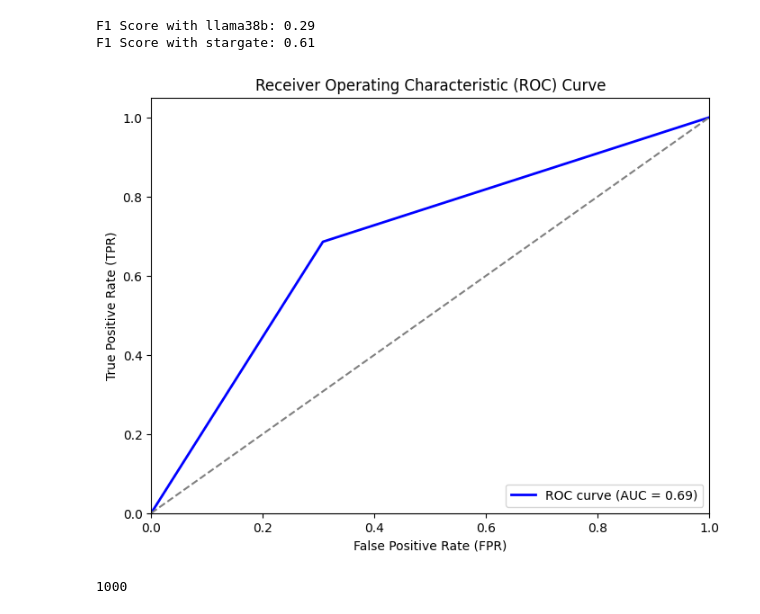
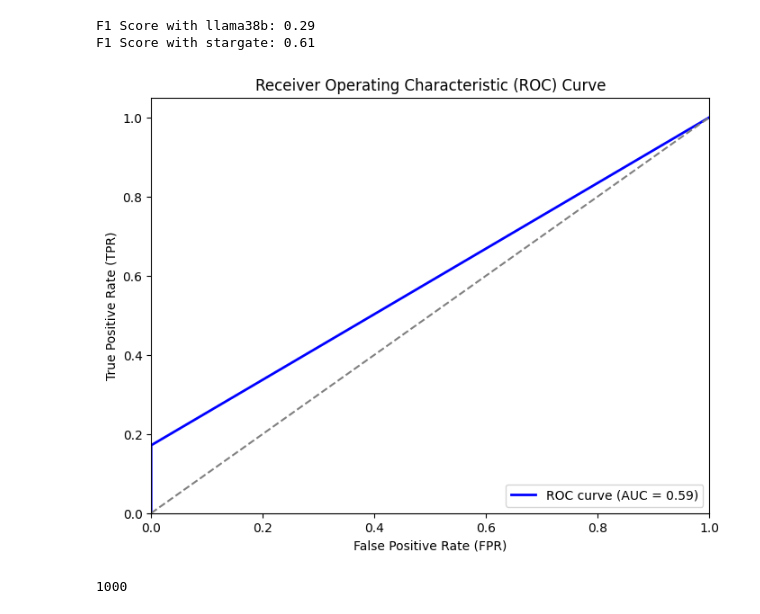
Before and after one commit to janphilippfranken/star-gate-human-eval, a Jupyter notebook: experiments/v1_conversation/test.ipynb, the cells around one changed output. Cells and saved outputs as stored; diff of their text form; code cells hidden in the pictures.

```diff
--- a/experiments/v1_conversation/test.ipynb
+++ b/experiments/v1_conversation/test.ipynb
@@ -366,35 +366,34 @@ F1 Score with stargate: 0.61
 # %%
 from sklearn.metrics import roc_curve, roc_auc_score
 import matplotlib.pyplot as plt
 
 # Example predicted probabilities and true labels
 y_true = [0, 0, 1, 1, 1, 1, 1, 0, 0, 0, 0, 1, 0, 1, 1, 0, 0, 1, 0, 0, 0, 1, 0, 1, 0, 0, 0, 0, 0, 1, 0, 1, 0, 0, 1, 0, 1, 1, 0, 0, 1, 0, 1, 0, 0, 1, 0, 0, 0, 1, 1, 0, 0, 0, 1, 1, 1, 0, 1, 0, 0, 1, 0, 0, 0, 1, 0, 0, 0, 0, 1, 0, 0, 0, 0, 0, 0, 0, 1, 0, 1, 1, 0, 0, 1, 0, 0, 0, 1, 0, 0, 1, 0, 0, 0, 0, 0, 0, 0, 1]
 
 # llama38b_behavior and stargate_behavior
-# y_scores = [0, 0, 0, 0, 0, 0, 0, 0, 0, 0, 0, 0, 0, 0, 0, 0, 0, 0, 0, 0, 0, 1, 0, 0, 0, 0, 0, 0, 0, 0, 0, 0, 0, 0, 1, 0, 1, 1, 0, 0, 0, 0, 0, 0, 0, 0, 0, 0, 0, 0, 0, 0, 0, 0, 1, 0, 0, 0, 0, 0, 0, 0, 0, 0, 0, 0, 0, 0, 0, 0, 0, 0, 0, 0, 0, 0, 0, 0, 0, 0, 0, 1, 0, 0, 0, 0, 0, 0, 0, 0, 0, 0, 0, 0, 0, 0, 0, 0, 0, 0]
-y_scores = [1, 1, 1, 1, 1, 0, 1, 0, 0, 1, 0, 0, 0, 0, 1, 1, 0, 0, 1, 0, 0, 1, 1, 1, 0, 0, 0, 0, 0, 0, 1, 1, 0, 0, 1, 1, 1, 1, 0, 0, 1, 1, 1, 0, 1, 1, 0, 0, 0, 1, 1, 0, 1, 1, 0, 1, 0, 1, 0, 1, 1, 1, 0, 0, 1, 0, 0, 1, 0, 0, 1, 0, 0, 0, 0, 0, 0, 0, 1, 0, 0, 1, 0, 0, 0, 0, 0, 1, 1, 1, 0, 1, 0, 0, 0, 0, 1, 0, 0, 1]
-
+y_scores = [0, 0, 0, 0, 0, 0, 0, 0, 0, 0, 0, 0, 0, 0, 0, 0, 0, 0, 0, 0, 0, 1, 0, 0, 0, 0, 0, 0, 0, 0, 0, 0, 0, 0, 1, 0, 1, 1, 0, 0, 0, 0, 0, 0, 0, 0, 0, 0, 0, 0, 0, 0, 0, 0, 1, 0, 0, 0, 0, 0, 0, 0, 0, 0, 0, 0, 0, 0, 0, 0, 0, 0, 0, 0, 0, 0, 0, 0, 0, 0, 0, 1, 0, 0, 0, 0, 0, 0, 0, 0, 0, 0, 0, 0, 0, 0, 0, 0, 0, 0]
+# y_scores = [1, 1, 1, 1, 1, 0, 1, 0, 0, 1, 0, 0, 0, 0, 1, 1, 0, 0, 1, 0, 0, 1, 1, 1, 0, 0, 0, 0, 0, 0, 1, 1, 0, 0, 1, 1, 1, 1, 0, 0, 1, 1, 1, 0, 1, 1, 0, 0, 0, 1, 1, 0, 1, 1, 0, 1, 0, 1, 0, 1, 1, 1, 0, 0, 1, 0, 0, 1, 0, 0, 1, 0, 0, 0, 0, 0, 0, 0, 1, 0, 0, 1, 0, 0, 0, 0, 0, 1, 1, 1, 0, 1, 0, 0, 0, 0, 1, 0, 0, 1]
 
 
 # Compute ROC curve
 fpr, tpr, thresholds = roc_curve(y_true, y_scores)
 
 # Compute ROC AUC score
 roc_auc = roc_auc_score(y_true, y_scores)
 
 # Plot ROC curve
 plt.figure(figsize=(8, 6))
 plt.plot(fpr, tpr, color='blue', lw=2, label='ROC curve (AUC = %0.2f)' % roc_auc)
 plt.plot([0, 1], [0, 1], color='gray', linestyle='--')
 plt.xlim([0.0, 1.0])
 plt.ylim([0.0, 1.05])
 plt.xlabel('False Positive Rate (FPR)')
 plt.ylabel('True Positive Rate (TPR)')
 plt.title('Receiver Operating Characteristic (ROC) Curve')
 plt.legend(loc='lower right')
 plt.show()
 # %% [output]
-[figure, old version]
+[figure, new version]
 # %%
 gpt4_labels_human_assistant_instruct = json.load(open('data/labels/gpt4_labels_human_assistant_instruct.json'))['label']
 agreement = [int(i == j) for i, j in zip(gpt4_labels_human_assistant_instruct, should_ask_questions)]
```
